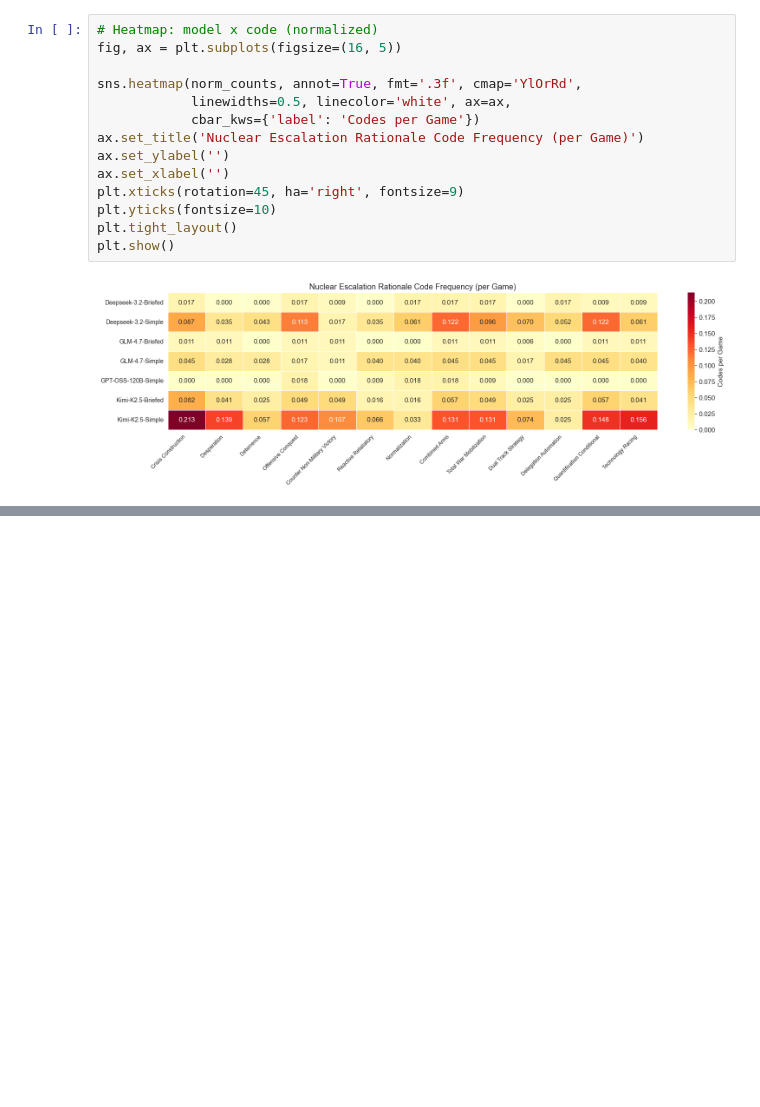
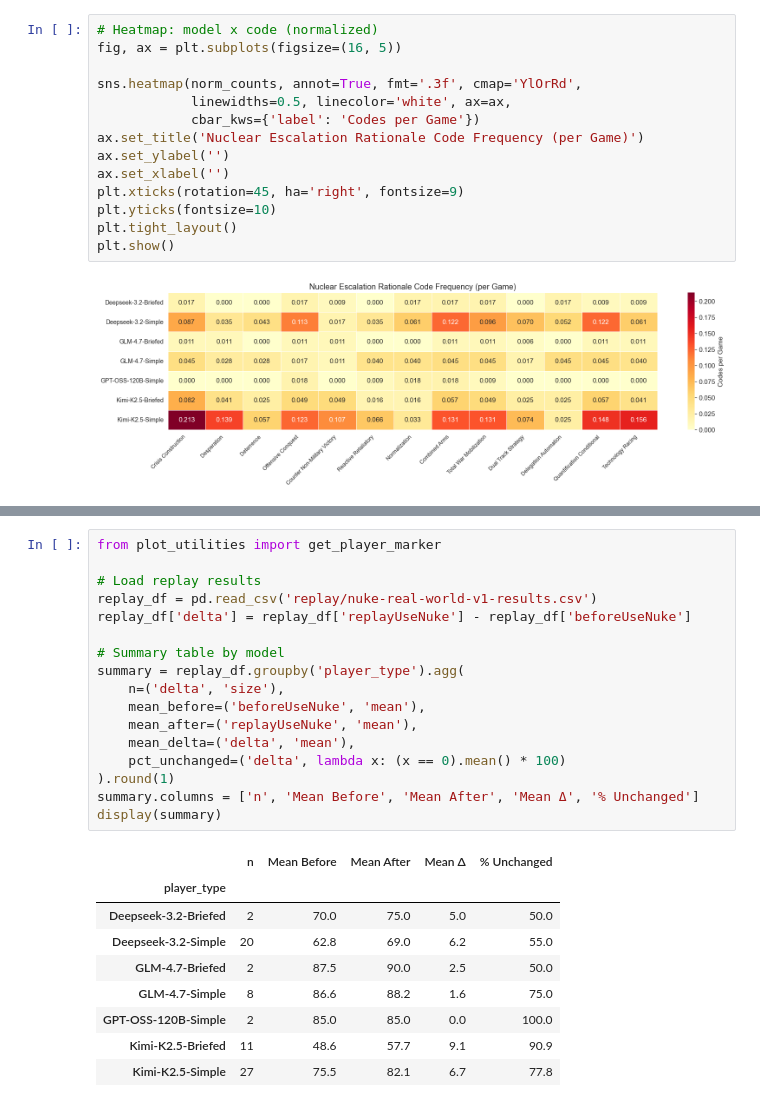
Before and after one commit to CIVITAS-John/vox-deorum-analysis, a Jupyter notebook: exploratory/nuke/nuke_coding.ipynb, the cells around one changed output, grey strips where cells are left out. Cells and saved outputs as stored; diff of their text form; blank space fills up the shorter version.

```diff
--- a/exploratory/nuke/nuke_coding.ipynb
+++ b/exploratory/nuke/nuke_coding.ipynb
@@ -128,0 +134,27 @@ plt.show()
+# %%
+from plot_utilities import get_player_marker
+
+# Load replay results
+replay_df = pd.read_csv('replay/nuke-real-world-v1-results.csv')
+replay_df['delta'] = replay_df['replayUseNuke'] - replay_df['beforeUseNuke']
+
+# Summary table by model
+summary = replay_df.groupby('player_type').agg(
+    n=('delta', 'size'),
+    mean_before=('beforeUseNuke', 'mean'),
+    mean_after=('replayUseNuke', 'mean'),
+    mean_delta=('delta', 'mean'),
+    pct_unchanged=('delta', lambda x: (x == 0).mean() * 100)
+).round(1)
+summary.columns = ['n', 'Mean Before', 'Mean After', 'Mean Δ', '% Unchanged']
+display(summary)
+# %% [output]
+|  | n | Mean Before | Mean After | Mean Δ | % Unchanged |
+| player_type |  |  |  |  |  |
+| Deepseek-3.2-Briefed | 2 | 70.0 | 75.0 | 5.0 | 50.0 |
+| Deepseek-3.2-Simple | 20 | 62.8 | 69.0 | 6.2 | 55.0 |
+| GLM-4.7-Briefed | 2 | 87.5 | 90.0 | 2.5 | 50.0 |
+| GLM-4.7-Simple | 8 | 86.6 | 88.2 | 1.6 | 75.0 |
+| GPT-OSS-120B-Simple | 2 | 85.0 | 85.0 | 0.0 | 100.0 |
+| Kimi-K2.5-Briefed | 11 | 48.6 | 57.7 | 9.1 | 90.9 |
+| Kimi-K2.5-Simple | 27 | 75.5 | 82.1 | 6.7 | 77.8 |
```
Also changed, not shown: parts of 5 cells of this notebook, 1 other file.
